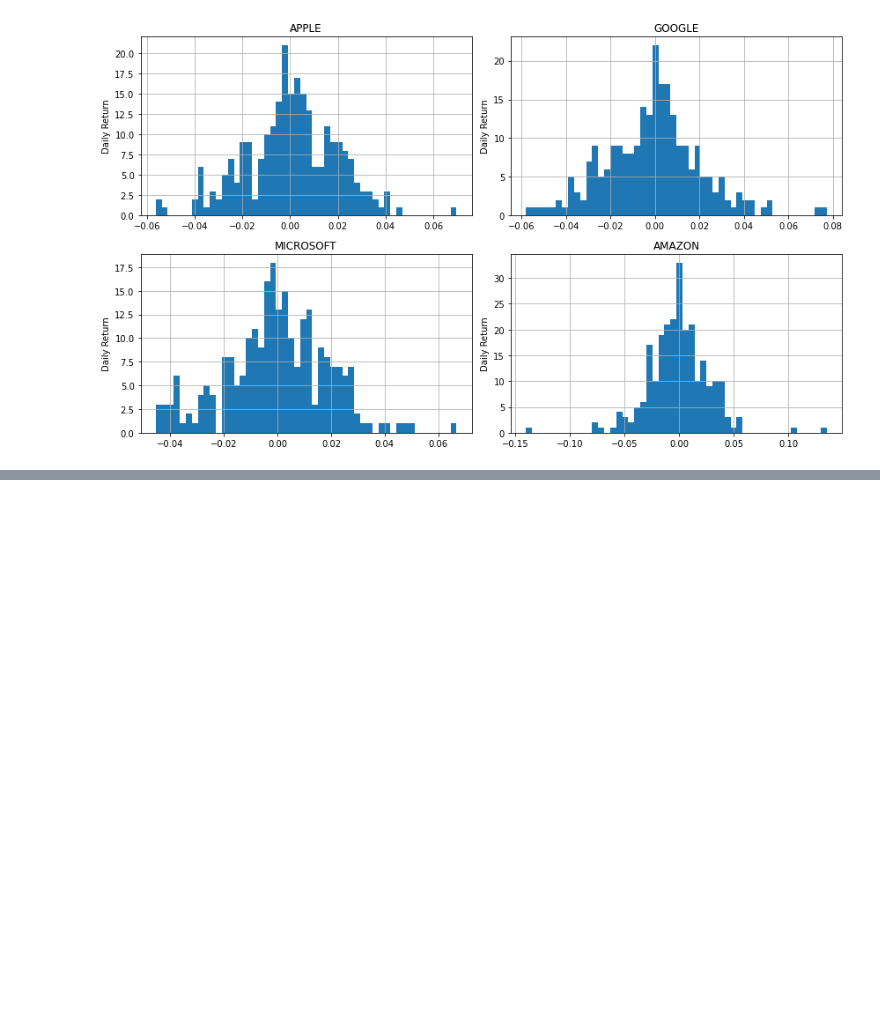
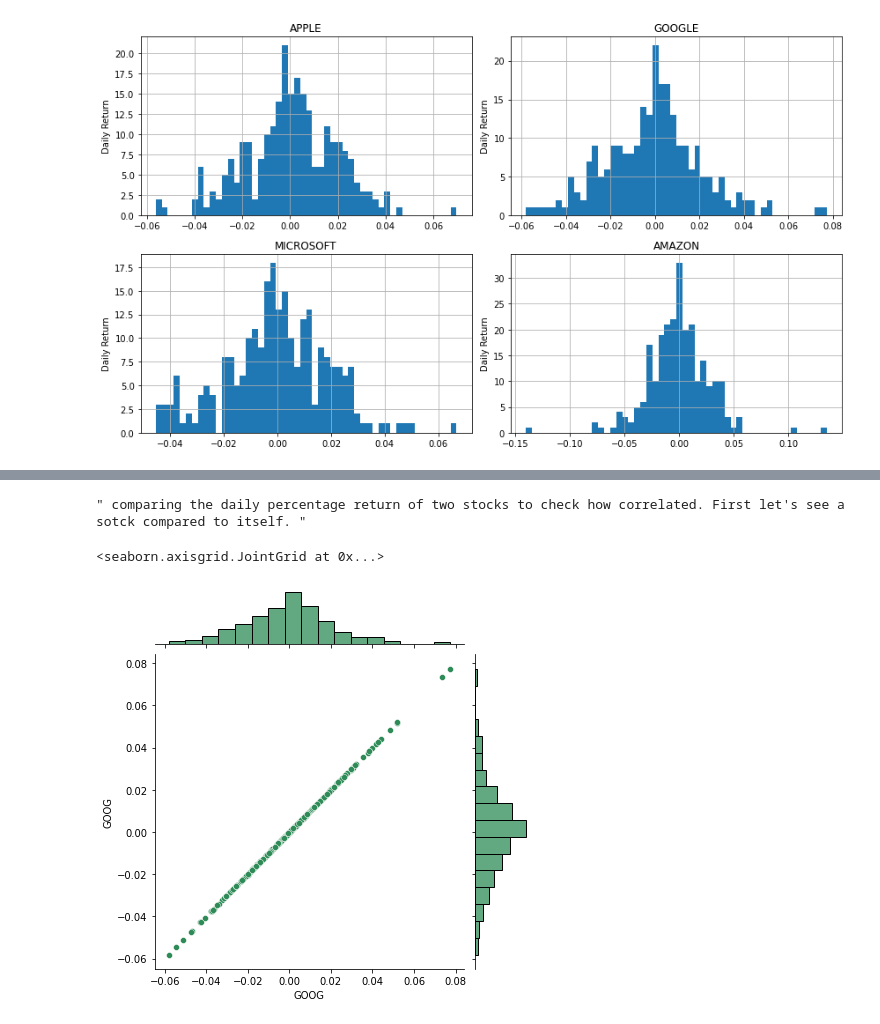
Before and after one commit to BANZOM/Stock_Market_Price_Prediction_by_LSTM, a Jupyter notebook: stocks_market_prediction_usingLSTM.ipynb, the cells around one changed output, grey strips where cells are left out. Cells and saved outputs as stored; diff of their text form; code cells hidden in the pictures; blank space fills up the shorter version.

```diff
--- a/stocks_market_prediction_usingLSTM.ipynb
+++ b/stocks_market_prediction_usingLSTM.ipynb
@@ -278,0 +242,6 @@ closing_df.head()
+# %%
+# Daily return
+# Percentage change between the current and a prior element.: pct_change()
+
+tech_return = closing_df.pct_change()
+tech_return.tail()
@@ -278,0 +256,11 @@ closing_df.head()
+# %%
+''' comparing the daily percentage return of two stocks to check how correlated. First let's see a sotck compared to itself. '''
+# %% [output]
+" comparing the daily percentage return of two stocks to check how correlated. First let's see a sotck compared to itself. "
+# %%
+# Comparing Google to itself should show a perfectly linear relationship
+
+sns.jointplot(x='GOOG', y='GOOG', data=tech_return, kind='scatter', color='seagreen')
+# %% [output]
+<seaborn.axisgrid.JointGrid at 0x...>
+[figure, added]
```
Also changed, not shown: parts of 19 cells of this notebook.
